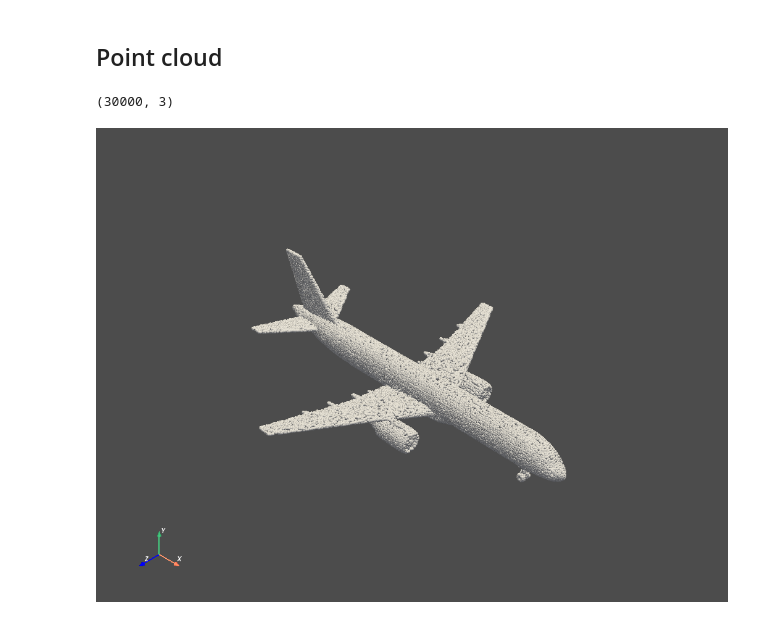
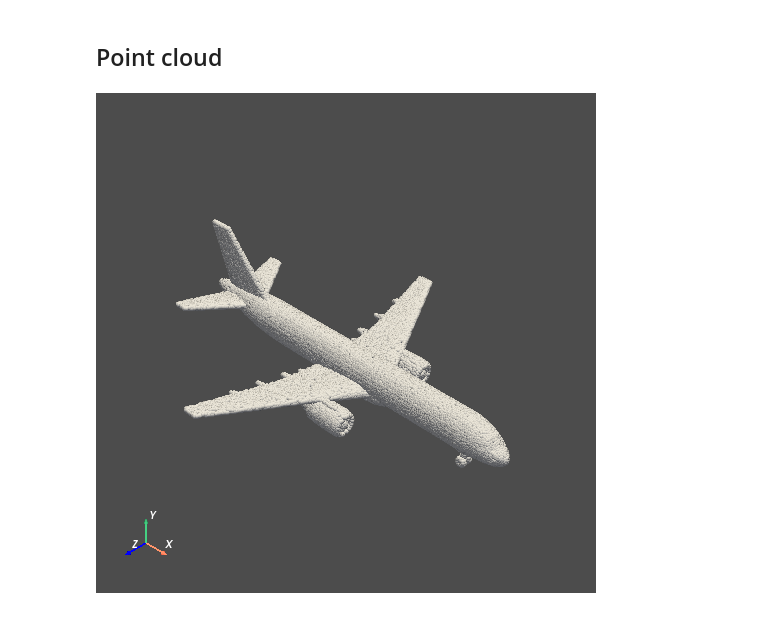
Before and after one commit to ShuntaroAoki/toolbox3d, a Jupyter notebook: example/pyvista.ipynb, the cells around one changed output. Cells and saved outputs as stored; diff of their text form; code cells hidden in the pictures.

```diff
--- a/example/pyvista.ipynb
+++ b/example/pyvista.ipynb
@@ -64,20 +79,19 @@ mesh.plot(cpos=cpos)
 # %%
 import pyvista as pv
 import numpy as np
 
 
 # Load point cloud data as numpy array
 pc_data = np.load("data/airplane_001_pointcloud.npy")  # (N, 3) array
-print(pc_data.shape)
+#print(pc_data.shape)
 
 # Convert the numpy array to PolyData
 pc = pv.PolyData(pc_data)
 
 # Camera setting
 cpos = [(1, 1, 1), (0, 0, 0), (0, 1, 0)]  # [camera position, focal position, upward axis]
 
 # Display the image
-pc.plot(cpos=cpos, render_points_as_spheres=True)
+pc.plot(window_size=(500, 500), cpos=cpos, jupyter_backend="static", render_points_as_spheres=True)
 # %% [output]
-(30000, 3)
-[figure, old version]
+[figure, new version]
```
Also changed, not shown: parts of 3 cells of this notebook.
